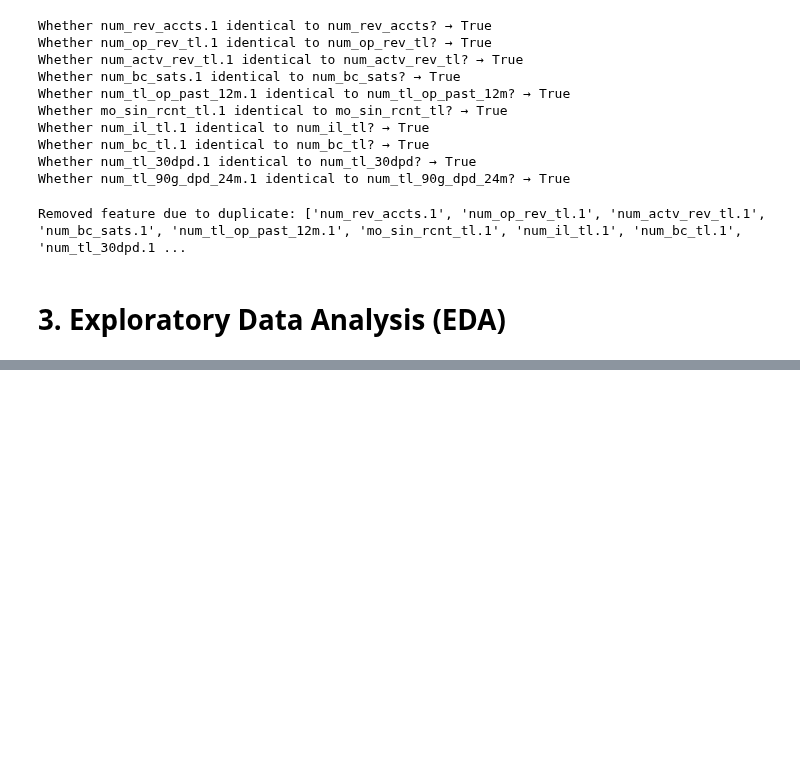
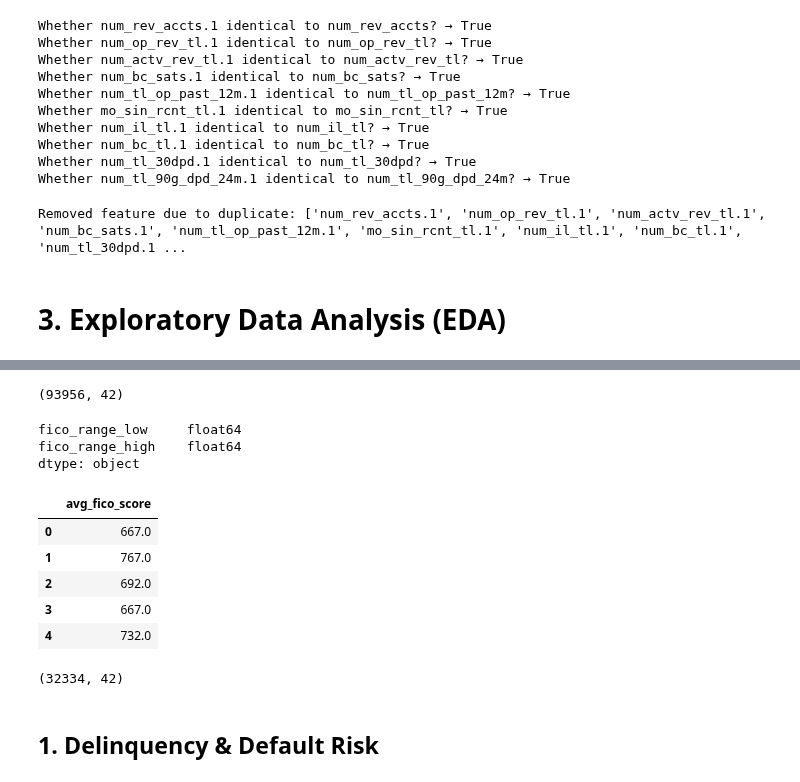
Before and after one commit to hidayah24/data-analyst-portfolio, a Jupyter notebook: Project-2-Credit-Risk-Analysis-and-Optimization-of-Lending-Decisions/Credit-Risk-Analysis.ipynb, the cells around one changed output, grey strips where cells are left out. Drawn from its saved outputs; the diff is of its cells as text; code cells hidden in the pictures; blank space fills up the shorter version.

Commit message:
Filter and save high-risk loans

```diff
--- a/Project-2-Credit-Risk-Analysis-and-Optimization-of-Lending-Decisions/Credit-Risk-Analysis.ipynb
+++ b/Project-2-Credit-Risk-Analysis-and-Optimization-of-Lending-Decisions/Credit-Risk-Analysis.ipynb
@@ -403,0 +400,4 @@ len(df.columns)
+# %%
+# Loading DataFrame from pickle file
+with open('./datasets/data_cleaned.pkl', 'rb') as file:
+    df = pickle.load(file)
@@ -403,0 +414,26 @@ len(df.columns)
+# %%
+df.shape
+# %% [output]
+(93956, 42)
+# %%
+df[['fico_range_low','fico_range_high']].dtypes
+# %% [output]
+fico_range_low     float64
+fico_range_high    float64
+dtype: object
+# %%
+df['avg_fico_score'] = df[['fico_range_low','fico_range_high']].mean(axis=1)
+df[['avg_fico_score']].head()
+# %% [output]
+|  | avg_fico_score |
+| 0 | 667.0 |
+| 1 | 767.0 |
+| 2 | 692.0 |
+| 3 | 667.0 |
+| 4 | 732.0 |
+# %%
+# I define that, high-risk loans have an average FICO < 690. Then I will filter it for analysis
+df_hrisk = df[df['avg_fico_score'] < 690.0]
+df_hrisk.shape
+# %% [output]
+(32334, 42)
@@ -403,0 +444,2 @@ len(df.columns)
+# %% [markdown]
+## 1. Delinquency & Default Risk
```
Also changed, not shown: parts of 4 cells of this notebook, 2 other files.
